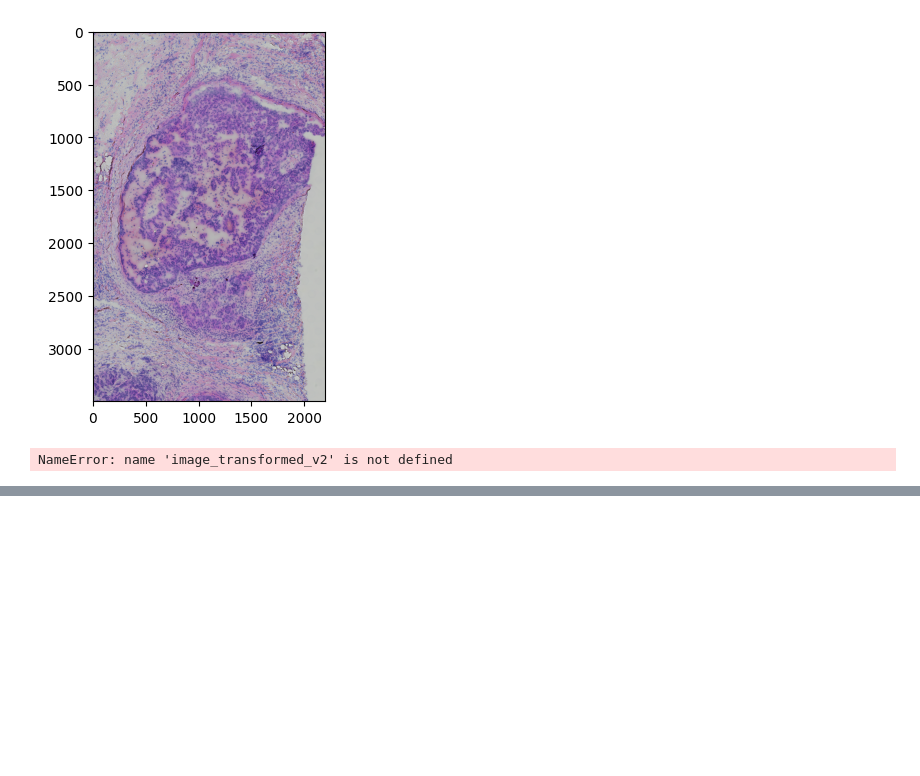
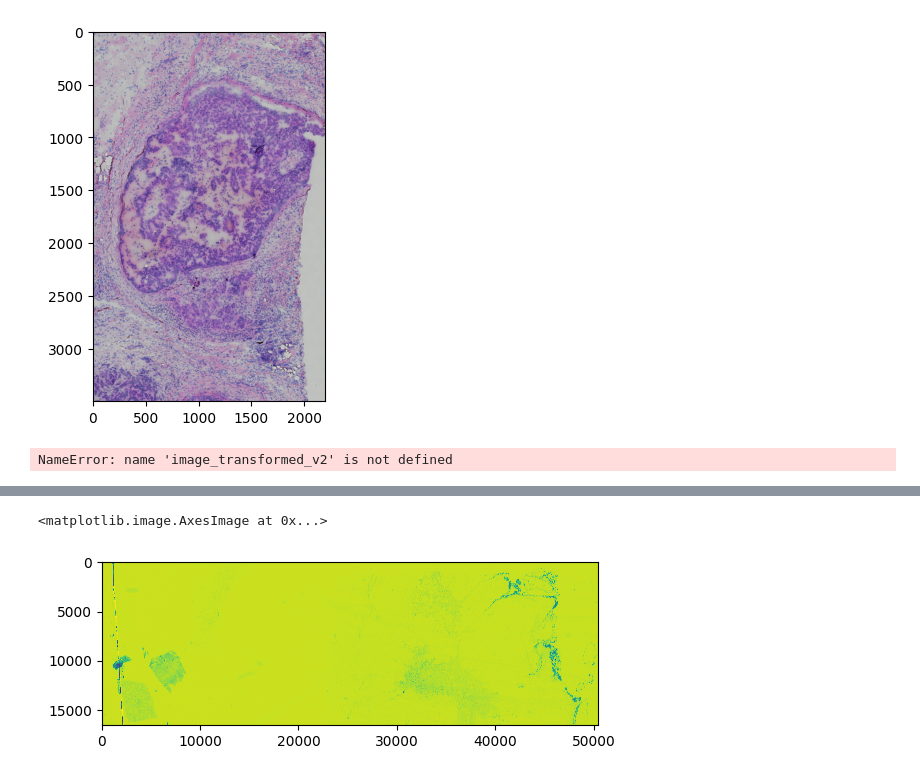
Before and after one commit to YutongLei2020/Histology-image-registration, a Jupyter notebook: view_output.ipynb, the cells around one changed output, grey strips where cells are left out. Cells and saved outputs as stored; diff of their text form; code cells hidden in the pictures; blank space fills up the shorter version.

```diff
--- a/view_output.ipynb
+++ b/view_output.ipynb
@@ -147,0 +203,5 @@ NameError: name 'image_transformed_v2' is not defined
+# %%
+plt.imshow(q)
+# %% [output]
+<matplotlib.image.AxesImage at 0x...>
+[figure, added]
```
Also changed, not shown: parts of 13 cells of this notebook, 13 other files.
